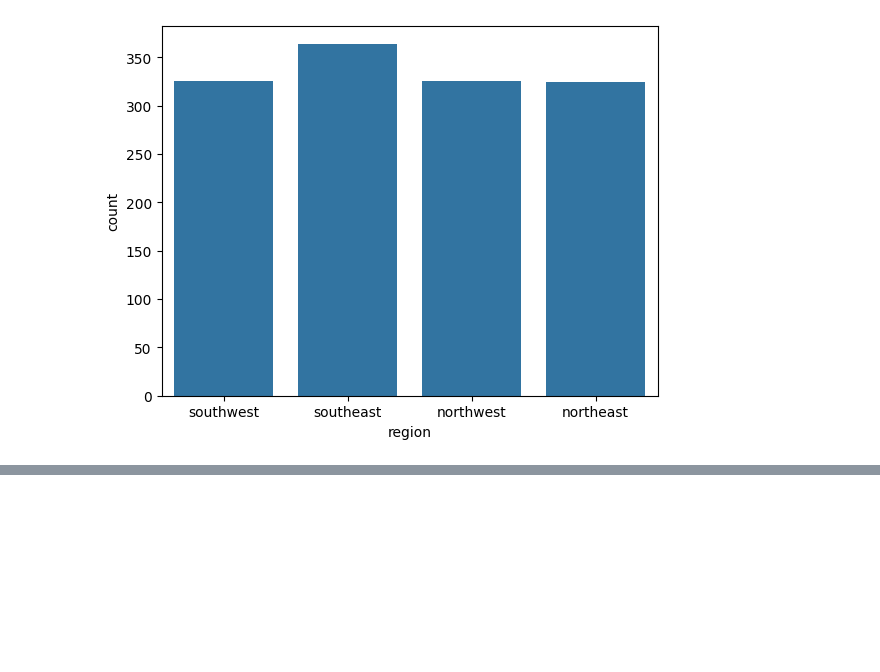
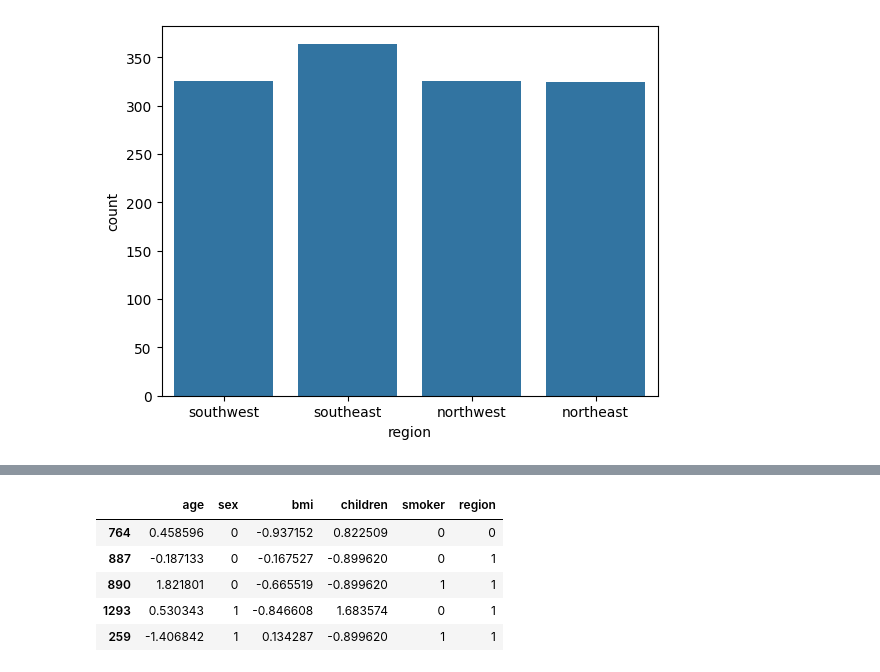
Before and after one commit to lalitha-sahitya/Predicting-Charges, a Jupyter notebook: predicting_charges.ipynb, the cells around one changed output, grey strips where cells are left out. Saved outputs shown, nothing was run; the diff lists cells and outputs as text; code cells hidden in the pictures; blank space fills up the shorter version.

```diff
--- a/predicting_charges.ipynb
+++ b/predicting_charges.ipynb
@@ -113,0 +153,9 @@ for i in data.select_dtypes(include='object').columns:
+# %%
+x_test.head()
+# %% [output]
+|  | age | sex | bmi | children | smoker | region |
+| 764 | 0.458596 | 0 | -0.937152 | 0.822509 | 0 | 0 |
+| 887 | -0.187133 | 0 | -0.167527 | -0.899620 | 0 | 1 |
+| 890 | 1.821801 | 0 | -0.665519 | -0.899620 | 1 | 1 |
+| 1293 | 0.530343 | 1 | -0.846608 | 1.683574 | 0 | 1 |
+| 259 | -1.406842 | 1 | 0.134287 | -0.899620 | 1 | 1 |
```
Also changed, not shown: parts of 13 cells of this notebook.
